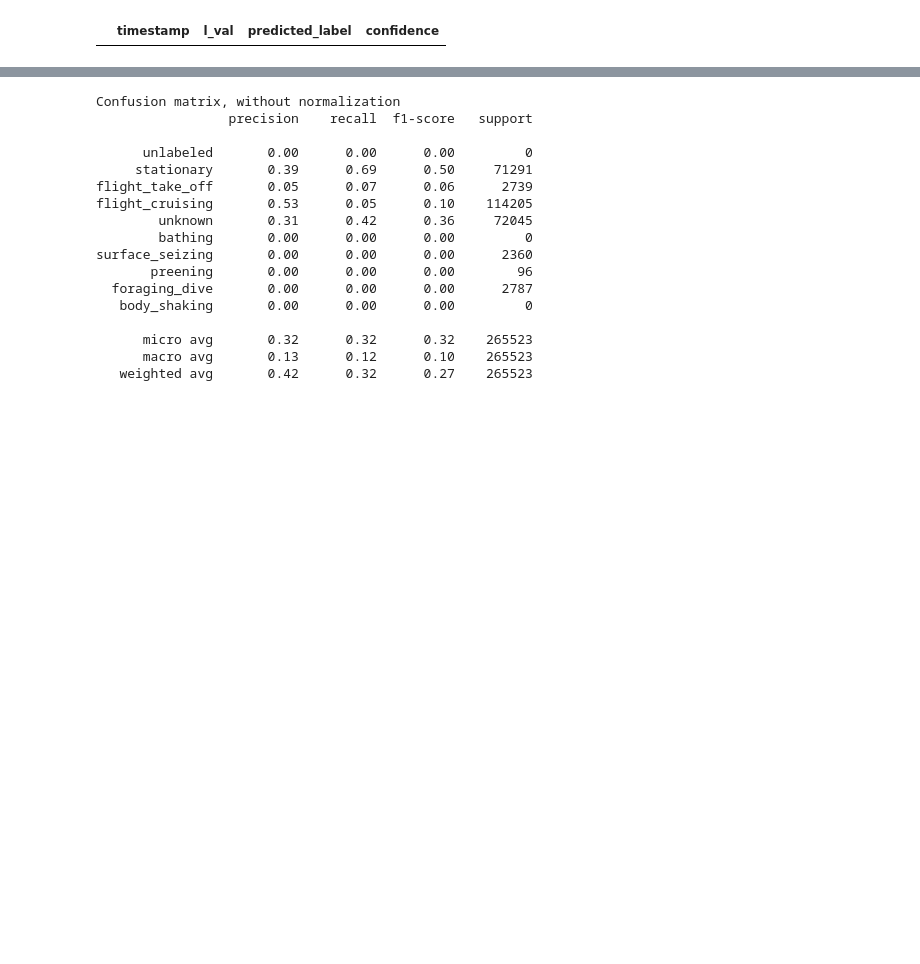
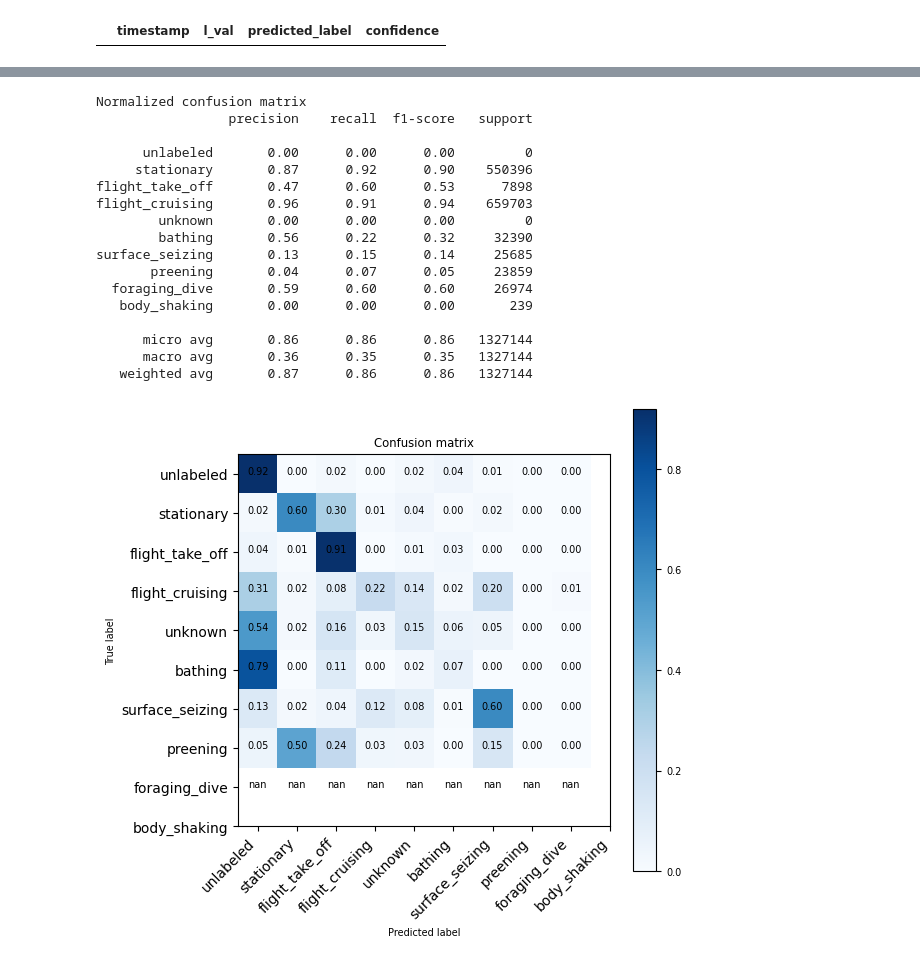
Before and after one commit to MorJaime/Biodata, a Jupyter notebook: codes/notebooks/Get_results.ipynb, the cells around one changed output, grey strips where cells are left out. Saved outputs shown, nothing was run; the diff lists cells and outputs as text; code cells hidden in the pictures; blank space fills up the shorter version.

```diff
--- a/codes/notebooks/Get_results.ipynb
+++ b/codes/notebooks/Get_results.ipynb
@@ -232,7 +232,8 @@ predict1.shape
 # %%
+%matplotlib inline
 cnf_matrix = confusion_matrix(testYYY, predict1)
-fig, (tr_plt,cm_plt) = plt.subplots(nrows=2, ncols=1, figsize=(6, 6))
-plot_confusion_matrix(cnf_matrix, fig, cm_plt, classes=target_names)
+fig, (cm_plt1) = plt.subplots(nrows=1, ncols=1, figsize=(6, 6))
+plot_confusion_matrix(cnf_matrix, fig, cm_plt1, normalize=True, classes=target_names)
 fig.show()
 result = classification_report(testYYY, predict1, labels=indices, target_names=target_names)
 print(result)
@@ -242,17 +241,18 @@ print(result)
-Confusion matrix, without normalization
+Normalized confusion matrix
                  precision    recall  f1-score   support
 
       unlabeled       0.00      0.00      0.00         0
-     stationary       0.39      0.69      0.50     71291
-flight_take_off       0.05      0.07      0.06      2739
-flight_cruising       0.53      0.05      0.10    114205
-        unknown       0.31      0.42      0.36     72045
-        bathing       0.00      0.00      0.00         0
-surface_seizing       0.00      0.00      0.00      2360
-       preening       0.00      0.00      0.00        96
-  foraging_dive       0.00      0.00      0.00      2787
-   body_shaking       0.00      0.00      0.00         0
+     stationary       0.87      0.92      0.90    550396
+flight_take_off       0.47      0.60      0.53      7898
+flight_cruising       0.96      0.91      0.94    659703
+        unknown       0.00      0.00      0.00         0
+        bathing       0.56      0.22      0.32     32390
+surface_seizing       0.13      0.15      0.14     25685
+       preening       0.04      0.07      0.05     23859
+  foraging_dive       0.59      0.60      0.60     26974
+   body_shaking       0.00      0.00      0.00       239
 
-      micro avg       0.32      0.32      0.32    265523
-      macro avg       0.13      0.12      0.10    265523
-   weighted avg       0.42      0.32      0.27    265523
+      micro avg       0.86      0.86      0.86   1327144
+      macro avg       0.36      0.35      0.35   1327144
+   weighted avg       0.87      0.86      0.86   1327144
+[figure, added]
```
Also changed, not shown: parts of 13 cells of this notebook, 2 other files.
